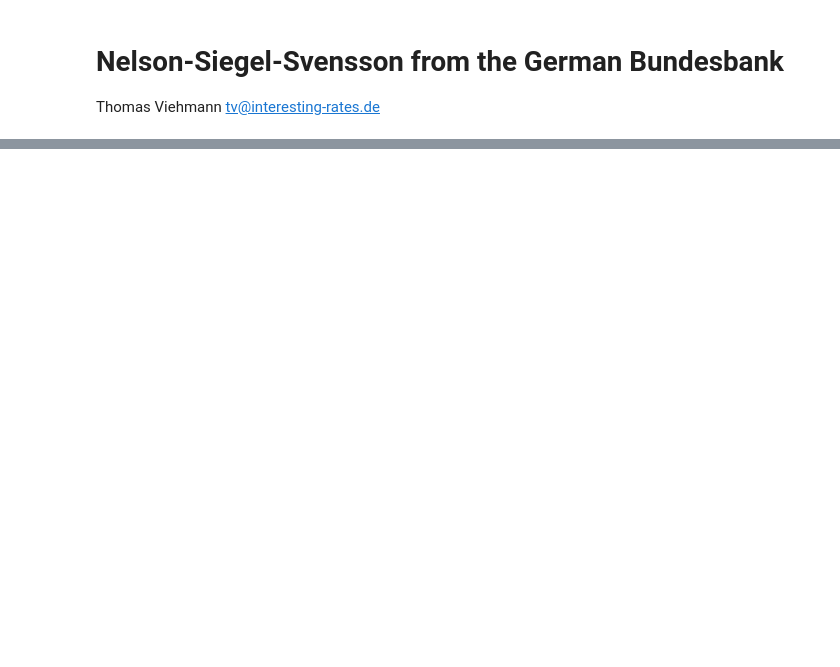
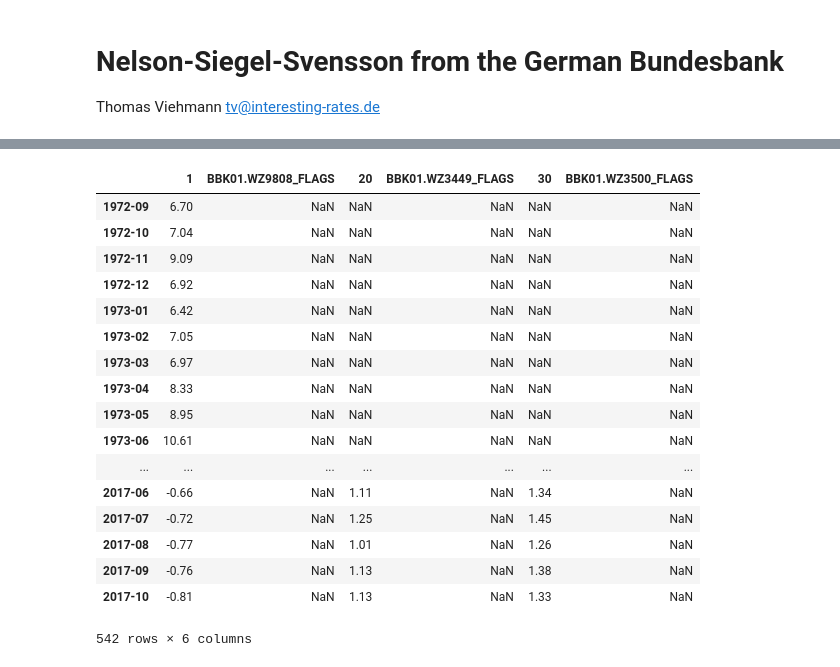
Before and after one commit to t-vi/interesting-rates, a Jupyter notebook: yieldcurve/nelson-siegel-svensson.ipynb, the cells around one changed output, grey strips where cells are left out. Saved outputs shown, nothing was run; the diff lists cells and outputs as text; code cells hidden in the pictures; blank space fills up the shorter version.

```diff
--- a/yieldcurve/nelson-siegel-svensson.ipynb
+++ b/yieldcurve/nelson-siegel-svensson.ipynb
@@ -33,0 +56,26 @@ df
+# %%
+check_df = pandas.read_csv(urllib.request.urlopen("http://www.bundesbank.de/cae/servlet/StatisticDownload?tsId=BBK01.WZ9808&tsId=BBK01.WZ3449&tsId=BBK01.WZ3500&its_csvFormat=en&its_fileFormat=csv&mode=its"), index_col=0)
+mapping = dict((check_df.iloc[0].dropna().apply(lambda x: int(float(x.split(" / ")[1].split()[3])))).items())
+check_df.columns = [mapping.get(x,x) for x in check_df.columns]
+check_df = check_df.iloc[4:]
+check_df = check_df.apply(lambda x: x.astype(float))
+check_df
+# %% [output]
+|  | 1 | BBK01.WZ9808_FLAGS | 20 | BBK01.WZ3449_FLAGS | 30 | BBK01.WZ3500_FLAGS |
+| 1972-09 | 6.70 | NaN | NaN | NaN | NaN | NaN |
+| 1972-10 | 7.04 | NaN | NaN | NaN | NaN | NaN |
+| 1972-11 | 9.09 | NaN | NaN | NaN | NaN | NaN |
+| 1972-12 | 6.92 | NaN | NaN | NaN | NaN | NaN |
+| 1973-01 | 6.42 | NaN | NaN | NaN | NaN | NaN |
+| 1973-02 | 7.05 | NaN | NaN | NaN | NaN | NaN |
+| 1973-03 | 6.97 | NaN | NaN | NaN | NaN | NaN |
+| 1973-04 | 8.33 | NaN | NaN | NaN | NaN | NaN |
+| 1973-05 | 8.95 | NaN | NaN | NaN | NaN | NaN |
+| 1973-06 | 10.61 | NaN | NaN | NaN | NaN | NaN |
+| ... | ... | ... | ... | ... | ... | ... |
+| 2017-06 | -0.66 | NaN | 1.11 | NaN | 1.34 | NaN |
+| 2017-07 | -0.72 | NaN | 1.25 | NaN | 1.45 | NaN |
+| 2017-08 | -0.77 | NaN | 1.01 | NaN | 1.26 | NaN |
+| 2017-09 | -0.76 | NaN | 1.13 | NaN | 1.38 | NaN |
+| 2017-10 | -0.81 | NaN | 1.13 | NaN | 1.33 | NaN |
+542 rows × 6 columns
```
Also changed, not shown: parts of 7 cells of this notebook.
